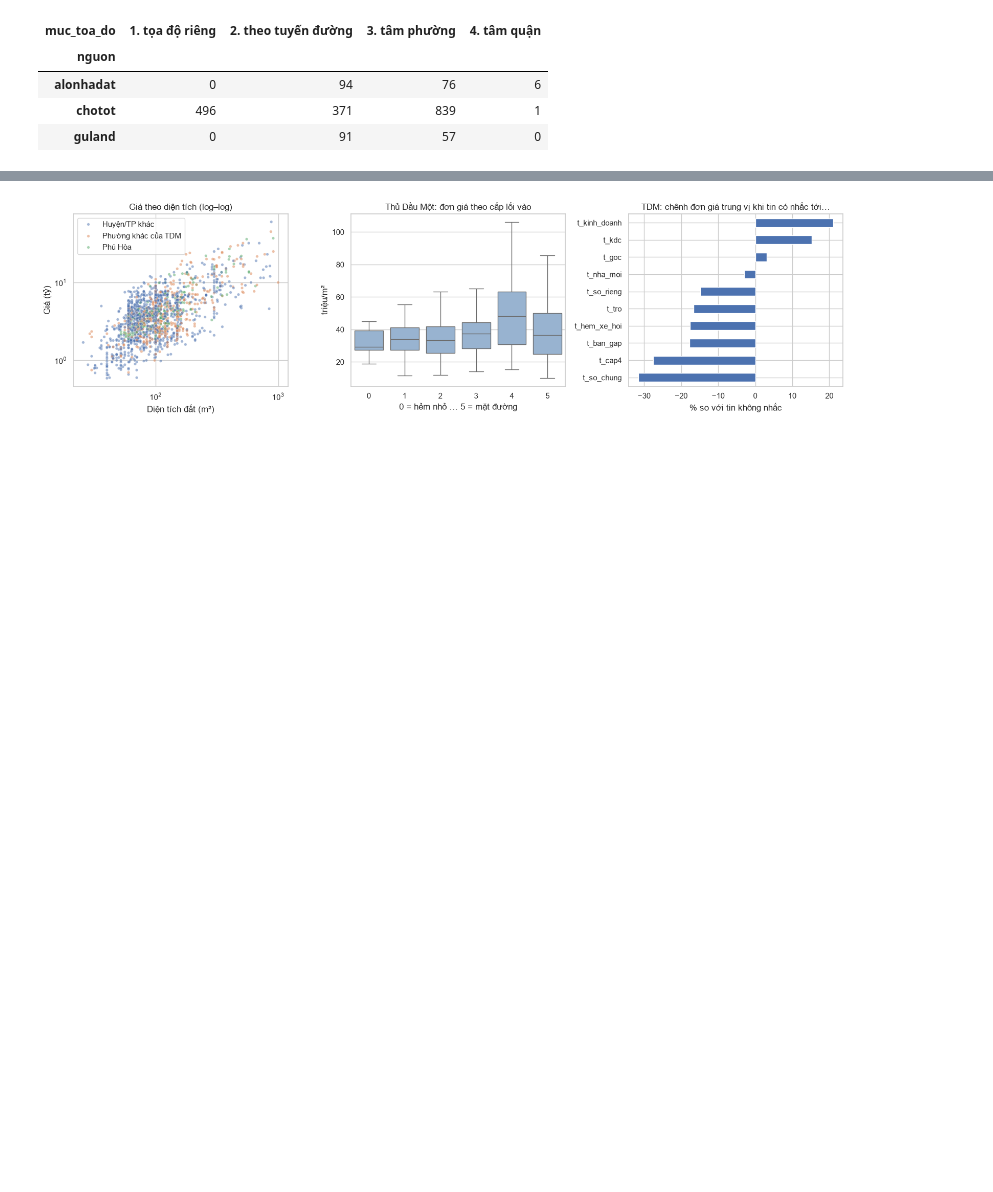
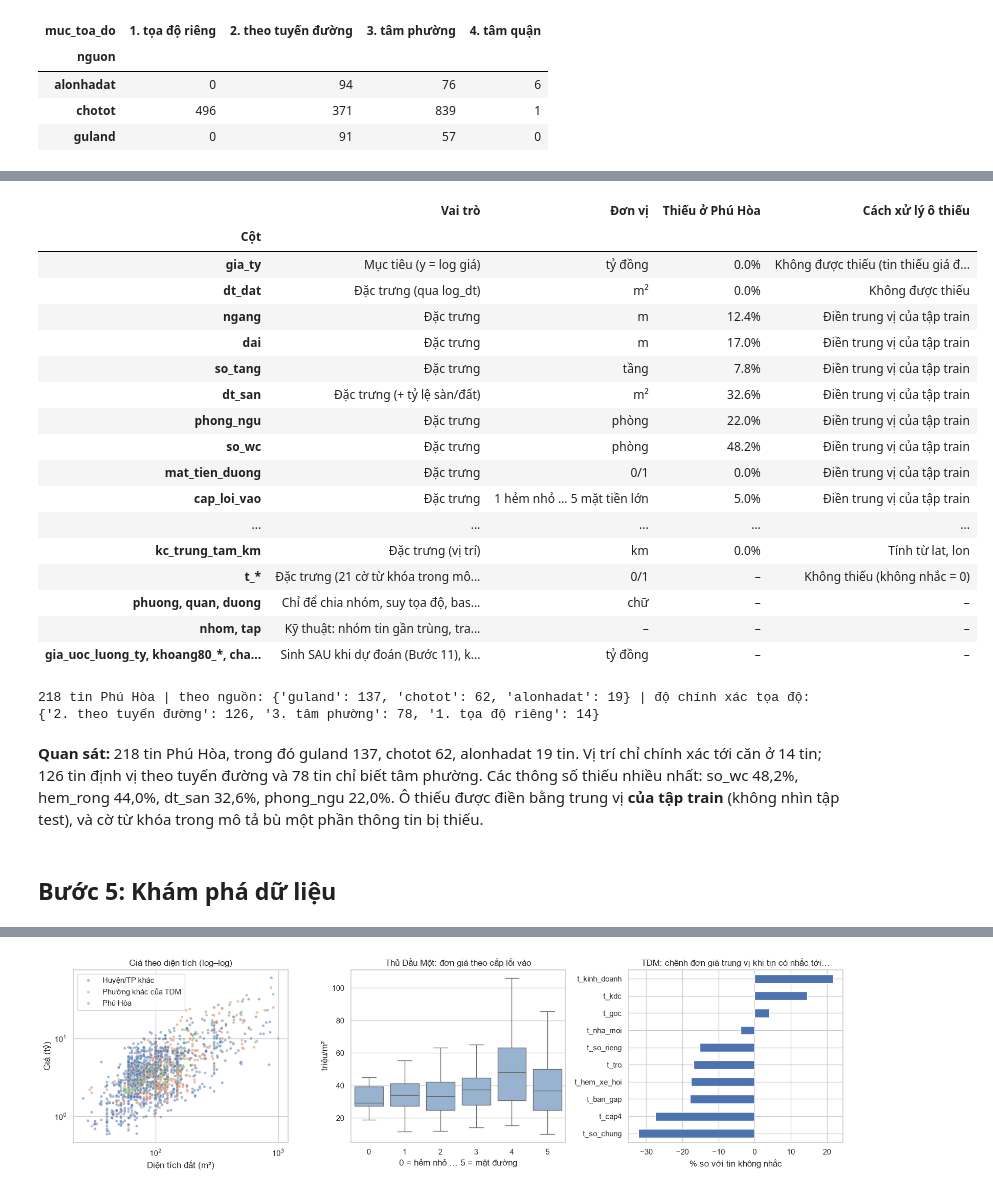
Before and after one commit to 2324801030095-cloud/Project_Du-doan-gia-nha, a Jupyter notebook: notebooks/2324801030095.ipynb, the cells around one changed output, grey strips where cells are left out. Drawn from its saved outputs; the diff is of its cells as text; code cells hidden in the pictures; blank space fills up the shorter version.

```diff
--- a/notebooks/2324801030095.ipynb
+++ b/notebooks/2324801030095.ipynb
@@ -446,3 +454,55 @@ Nhóm gần trùng: 1522 nhóm cho 1882 căn; 577 căn nằm trong nhóm có t
+# %%
+VAI_TRO = {
+    "gia_ty": ("Mục tiêu (y = log giá)", "tỷ đồng", "Không được thiếu (tin thiếu giá đã bỏ ở Bước 2)"),
+    "dt_dat": ("Đặc trưng (qua log_dt)", "m²", "Không được thiếu"),
+    "ngang": ("Đặc trưng", "m", "Điền trung vị của tập train"), "dai": ("Đặc trưng", "m", "Điền trung vị của tập train"),
+    "so_tang": ("Đặc trưng", "tầng", "Điền trung vị của tập train"), "dt_san": ("Đặc trưng (+ tỷ lệ sàn/đất)", "m²", "Điền trung vị của tập train"),
+    "phong_ngu": ("Đặc trưng", "phòng", "Điền trung vị của tập train"), "so_wc": ("Đặc trưng", "phòng", "Điền trung vị của tập train"),
+    "mat_tien_duong": ("Đặc trưng", "0/1", "Điền trung vị của tập train"), "cap_loi_vao": ("Đặc trưng", "1 hẻm nhỏ … 5 mặt tiền lớn", "Điền trung vị của tập train"),
+    "hem_rong": ("Đặc trưng", "m", "Điền trung vị của tập train"), "so_chung": ("Đặc trưng", "0/1", "Điền trung vị của tập train"),
+    "noi_that": ("Đặc trưng", "0/1", "Điền trung vị của tập train"),
+    "lat": ("Đặc trưng (vị trí)", "độ", "Suy từ tuyến đường / tâm phường (cột muc_toa_do)"), "lon": ("Đặc trưng (vị trí)", "độ", "Suy từ tuyến đường / tâm phường"),
+    "kc_trung_tam_km": ("Đặc trưng (vị trí)", "km", "Tính từ lat, lon"),
+    "t_*": ("Đặc trưng (21 cờ từ khóa trong mô tả)", "0/1", "Không thiếu (không nhắc = 0)"),
+    "phuong, quan, duong": ("Chỉ để chia nhóm, suy tọa độ, baseline", "chữ", "–"),
+    "nhom, tap": ("Kỹ thuật: nhóm tin gần trùng, train/test", "–", "–"),
+    "gia_uoc_luong_ty, khoang80_*, chan_doan": ("Sinh SAU khi dự đoán (Bước 11), không dùng để học", "tỷ đồng", "–"),
+}
+ph_ = df[df["phu_hoa"] == 1]
+thieu = lambda c: f"{ph_[c].isna().mean() * 100:.1f}%" if c in ph_ else "–"
+tu_dien = pd.DataFrame([{"Cột": c, "Vai trò": v[0], "Đơn vị": v[1], "Thiếu ở Phú Hòa": thieu(c), "Cách xử lý ô thiếu": v[2]} for c, v in VAI_TRO.items()]).set_index("Cột")
+display(tu_dien)
+CHAT_LUONG = {"so_tin_phu_hoa": len(ph_), "nguon": ph_["nguon"].value_counts().to_dict(), "muc_toa_do": ph_["muc_toa_do"].value_counts().to_dict(),
+              "thieu_pt": {c: round(float(ph_[c].isna().mean() * 100), 1) for c in ["so_wc", "hem_rong", "dt_san", "phong_ngu", "ngang", "so_tang", "cap_loi_vao"]}}
+print(f"{len(ph_)} tin Phú Hòa | theo nguồn: {CHAT_LUONG['nguon']} | độ chính xác tọa độ: {CHAT_LUONG['muc_toa_do']}")
+# %% [output]
+|  | Vai trò | Đơn vị | Thiếu ở Phú Hòa | Cách xử lý ô thiếu |
+| Cột |  |  |  |  |
+| gia_ty | Mục tiêu (y = log giá) | tỷ đồng | 0.0% | Không được thiếu (tin thiếu giá đ... |
+| dt_dat | Đặc trưng (qua log_dt) | m² | 0.0% | Không được thiếu |
+| ngang | Đặc trưng | m | 12.4% | Điền trung vị của tập train |
+| dai | Đặc trưng | m | 17.0% | Điền trung vị của tập train |
+| so_tang | Đặc trưng | tầng | 7.8% | Điền trung vị của tập train |
+| dt_san | Đặc trưng (+ tỷ lệ sàn/đất) | m² | 32.6% | Điền trung vị của tập train |
+| phong_ngu | Đặc trưng | phòng | 22.0% | Điền trung vị của tập train |
+| so_wc | Đặc trưng | phòng | 48.2% | Điền trung vị của tập train |
+| mat_tien_duong | Đặc trưng | 0/1 | 0.0% | Điền trung vị của tập train |
+| cap_loi_vao | Đặc trưng | 1 hẻm nhỏ … 5 mặt tiền lớn | 5.0% | Điền trung vị của tập train |
+| ... | ... | ... | ... | ... |
+| kc_trung_tam_km | Đặc trưng (vị trí) | km | 0.0% | Tính từ lat, lon |
+| t_* | Đặc trưng (21 cờ từ khóa trong mô... | 0/1 | – | Không thiếu (không nhắc = 0) |
+| phuong, quan, duong | Chỉ để chia nhóm, suy tọa độ, bas... | chữ | – | – |
+| nhom, tap | Kỹ thuật: nhóm tin gần trùng, tra... | – | – | – |
+| gia_uoc_luong_ty, khoang80_*, cha... | Sinh SAU khi dự đoán (Bước 11), k... | tỷ đồng | – | – |
+218 tin Phú Hòa | theo nguồn: {'guland': 137, 'chotot': 62, 'alonhadat': 19} | độ chính xác tọa độ: {'2. theo tuyến đường': 126, '3. tâm phường': 78, '1. tọa độ riêng': 14}
+# %%
+cl_ = CHAT_LUONG
+thieu_nhieu = sorted(cl_["thieu_pt"].items(), key=lambda kv: -kv[1])[:4]
+nx(f'''**Quan sát:** {cl_["so_tin_phu_hoa"]} tin Phú Hòa, trong đó {", ".join(f"{k} {v}" for k, v in cl_["nguon"].items())} tin. Vị trí chỉ chính xác tới căn ở {cl_["muc_toa_do"].get("1. tọa độ riêng", 0)} tin; {cl_["muc_toa_do"].get("2. theo tuyến đường", 0)} tin định vị theo tuyến đường và {cl_["muc_toa_do"].get("3. tâm phường", 0)} tin chỉ biết tâm phường. Các thông số thiếu nhiều nhất: {", ".join(f"{k} {vn(v)}%" for k, v in thieu_nhieu)}. Ô thiếu được điền bằng trung vị **của tập train** (không nhìn tập test), và cờ từ khóa trong mô tả bù một phần thông tin bị thiếu.''')
+# %% [output]
+**Quan sát:** 218 tin Phú Hòa, trong đó guland 137, chotot 62, alonhadat 19 tin. Vị trí chỉ chính xác tới căn ở 14 tin; 126 tin định vị theo tuyến đường và 78 tin chỉ biết tâm phường. Các thông số thiếu nhiều nhất: so_wc 48,2%, hem_rong 44,0%, dt_san 32,6%, phong_ngu 22,0%. Ô thiếu được điền bằng trung vị **của tập train** (không nhìn tập test), và cờ từ khóa trong mô tả bù một phần thông tin bị thiếu.
+# %% [markdown]
+## Bước 5: Khám phá dữ liệu
 # %%
 tdm = df[df["tdm"] == 1]
 bang = (tdm.groupby("phuong").agg(so_can=("y", "size"), gia_tv_ty=("gia_ty", "median"), don_gia_tv=("don_gia", "median"),
```
Also changed, not shown: parts of 43 cells of this notebook, 45 other files.
